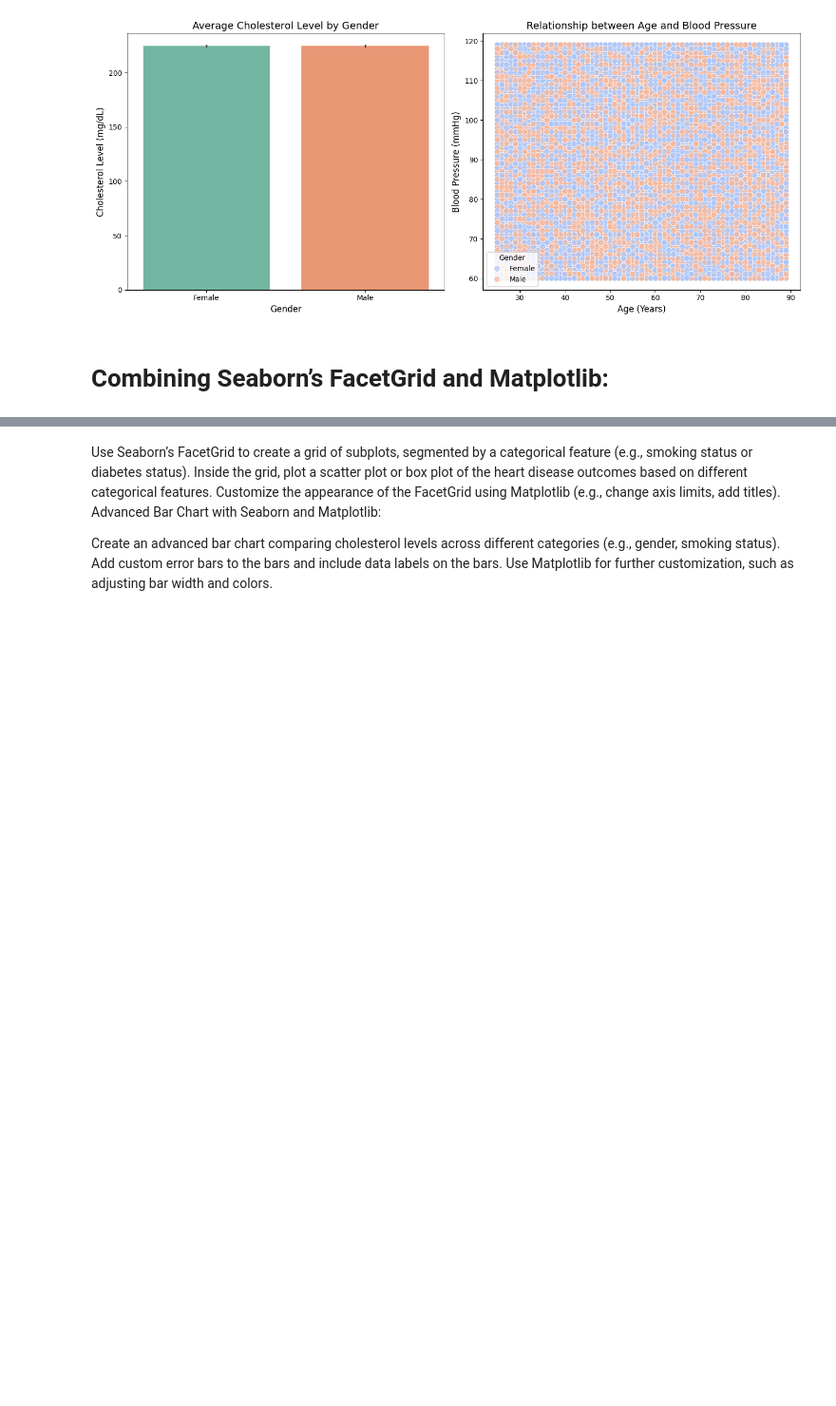
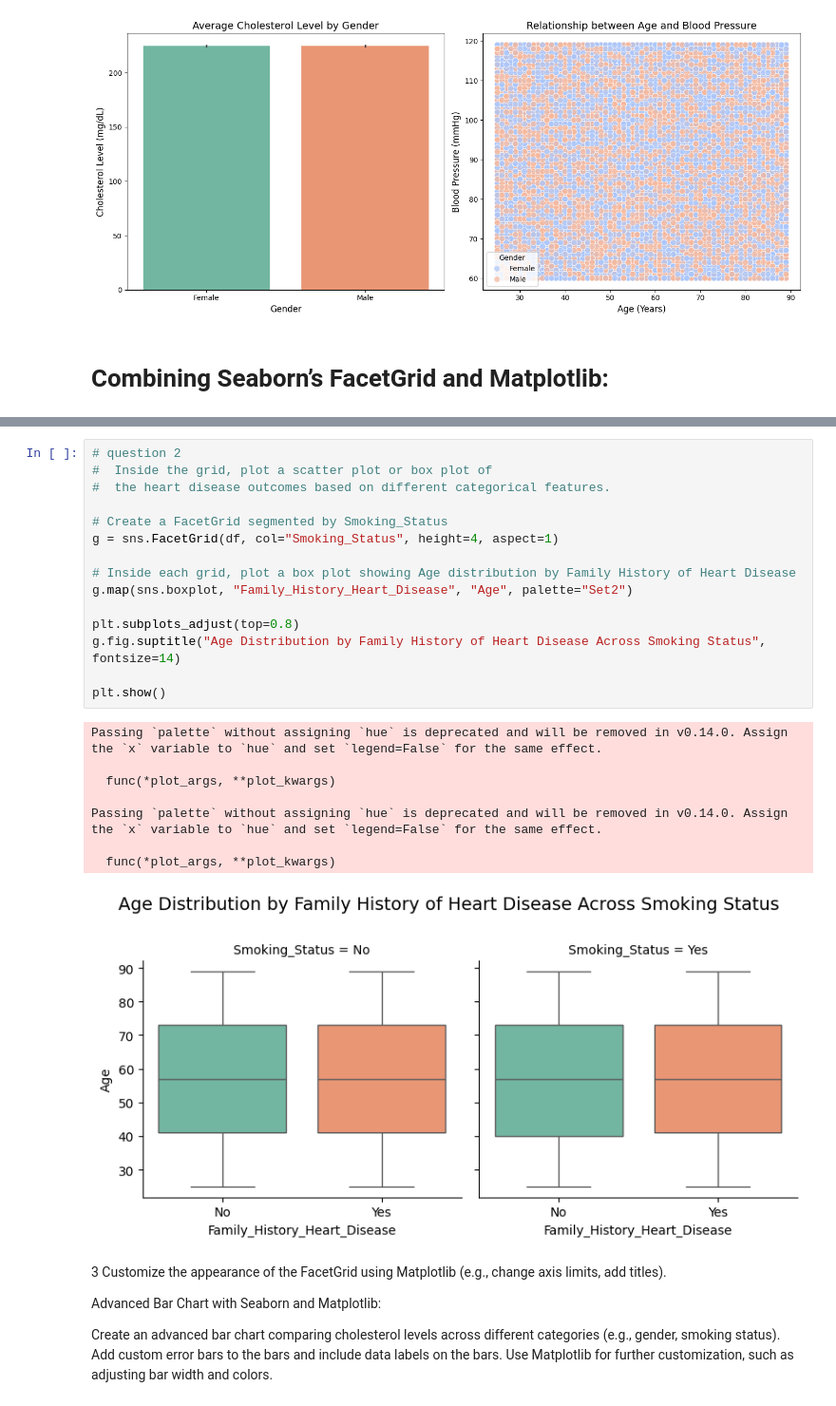
Before and after one commit to Oakdavid/heart_attack_data_analysis, a Jupyter notebook: assignment1.ipynb, the cells around one changed output, grey strips where cells are left out. Shown at 95% size. Cells and saved outputs as stored; diff of their text form; blank space fills up the shorter version.

Commit message:
family heart disease

```diff
--- a/assignment1.ipynb
+++ b/assignment1.ipynb
@@ -256,11 +276,34 @@ ValueError: Could not interpret value `Age` for `x`. Value is a string, but `dat
+# %%
+# question 2
+#  Inside the grid, plot a scatter plot or box plot of
+#  the heart disease outcomes based on different categorical features.
+
+# Create a FacetGrid segmented by Smoking_Status
+g = sns.FacetGrid(df, col="Smoking_Status", height=4, aspect=1)
+
+# Inside each grid, plot a box plot showing Age distribution by Family History of Heart Disease
+g.map(sns.boxplot, "Family_History_Heart_Disease", "Age", palette="Set2")
+
+plt.subplots_adjust(top=0.8)
+g.fig.suptitle("Age Distribution by Family History of Heart Disease Across Smoking Status", fontsize=14)
+
+plt.show()
+# %% [output]
+Passing `palette` without assigning `hue` is deprecated and will be removed in v0.14.0. Assign the `x` variable to `hue` and set `legend=False` for the same effect.
+
+  func(*plot_args, **plot_kwargs)
+
+Passing `palette` without assigning `hue` is deprecated and will be removed in v0.14.0. Assign the `x` variable to `hue` and set `legend=False` for the same effect.
+
+  func(*plot_args, **plot_kwargs)
+[figure, added]
 # %% [markdown]
 
 
 
+3 Customize the appearance of the FacetGrid using Matplotlib (e.g., change axis limits, add titles).
 
-Use Seaborn’s FacetGrid to create a grid of subplots, segmented by a categorical feature (e.g., smoking status or diabetes status).
-Inside the grid, plot a scatter plot or box plot of the heart disease outcomes based on different categorical features.
-Customize the appearance of the FacetGrid using Matplotlib (e.g., change axis limits, add titles).
+
 Advanced Bar Chart with Seaborn and Matplotlib:
 
 Create an advanced bar chart comparing cholesterol levels across different categories (e.g., gender, smoking status).
```
Also changed, not shown: parts of 2 cells of this notebook.
